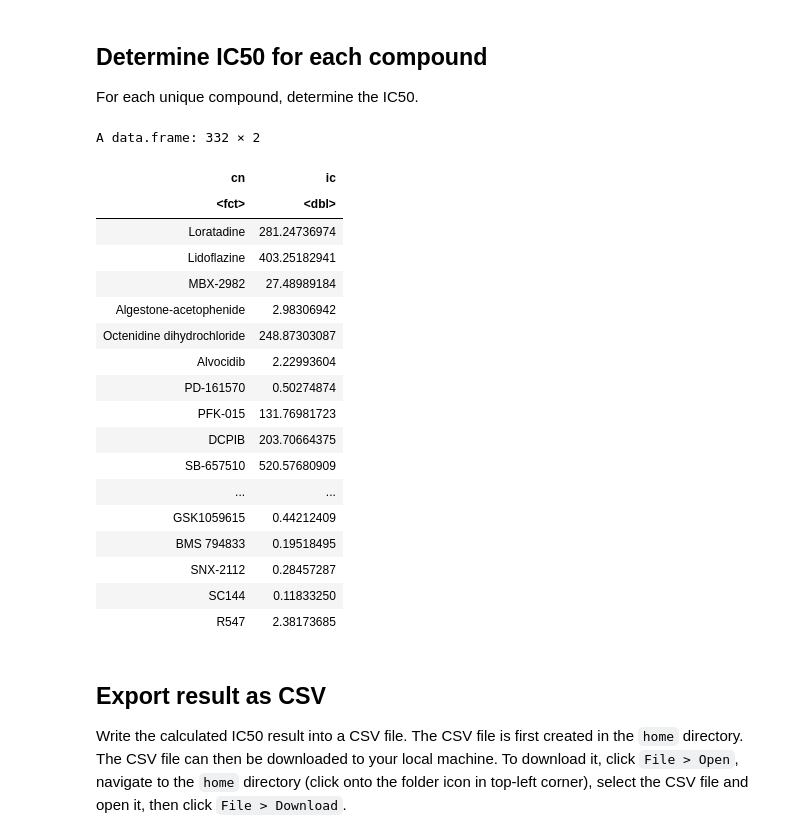
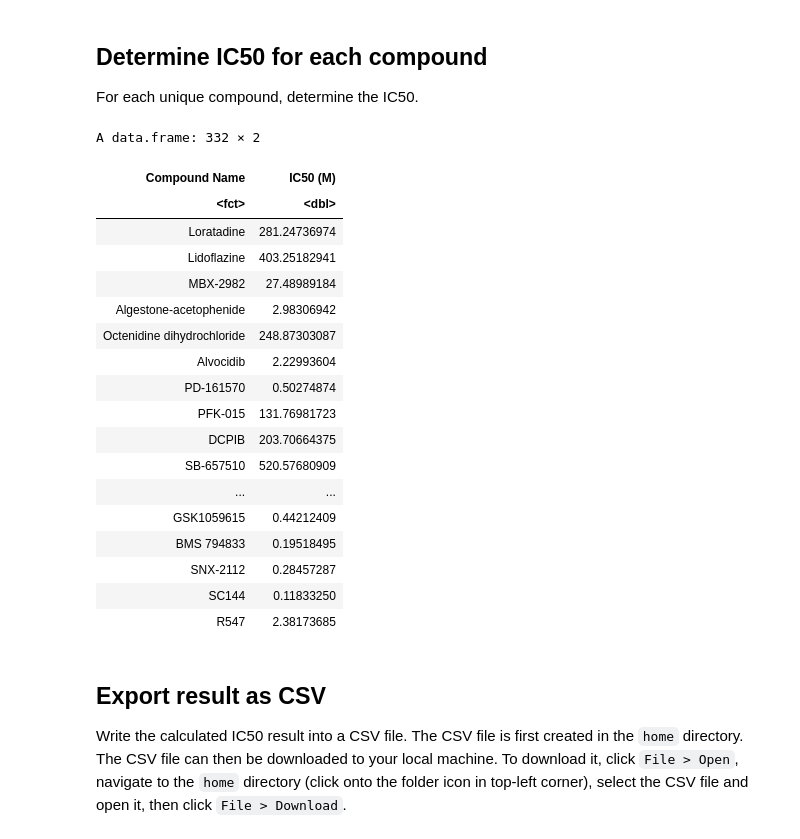
Before and after one commit to IDR/idr0094-ellinger-sarscov2, a Jupyter notebook: notebooks/idr0094-r.ipynb, the cells around one changed output. Drawn from its saved outputs; the diff is of its cells as text; code cells hidden in the pictures.

Commit message:
improve name

```diff
--- a/notebooks/idr0094-r.ipynb
+++ b/notebooks/idr0094-r.ipynb
@@ -68,10 +87,10 @@ inChIKey <- "RWWYLEGWBNMMLJ-YSOARWBDSA-N"
 # %%
 filter_data <- function(df, value) {
     dfcopy <- cbind(df)
-    dfcopy <- filter(dfcopy, CN == value)
+    dfcopy <- filter(dfcopy, CompoundName == value)
 
-    df1 <- subset(dfcopy, select=c("ConcX", "RespY"))
-    df1 <- df1[c("RespY", "ConcX")]
+    df1 <- subset(dfcopy, select=c("Concentration", "Inhibition"))
+    df1 <- df1[c("Inhibition", "Concentration")]
     data <- mutate_all(df1, function(x) as.numeric(as.character(x)))
 }
 # %%
@@ -85,26 +104,26 @@ nrow(data)
 The half maximal inhibitory concentration (IC50) is a measure of the potency of a substance in inhibiting a specific biological or biochemical function. IC50 is a quantitative measure that indicates how much of a particular inhibitory substance (e.g. drug) is needed to inhibit, in vitro, a given biological process or biological component by 50%.
 # %%
 calculate_IC50 <- function(data){
-  sortedConcX = sort(data[,2])
-  sortedRespY = sort(data[,1])
-  lx <- (log10(sortedConcX))
+  sortedX = sort(data[,2])
+  sortedY = sort(data[,1])
+  lx <- (log10(sortedX))
   xx <- lx * lx
-  xy <- lx * sortedRespY
+  xy <- lx * sortedY
   sumx <- sum(lx)
-  sumy <- sum(sortedRespY)
+  sumy <- sum(sortedY)
   sumxx <- sum(xx)
   sumxy <- sum(xy)
   sizexy <- length(xy)
   M <- (sumxy*sizexy - sumx*sumy)/(sumxx*sizexy-sumx*sumx)
   N <- (sumy- M*sumx)/sizexy
-  lowerBound <- min(sortedRespY)
-  upperBound <- max(sortedRespY)
+  lowerBound <- min(sortedY)
+  upperBound <- max(sortedY)
 
   IC50 <- 10^(((lowerBound + upperBound)/2-N)/M)
   Hill <- sign(M)
-  Fit <- lowerBound + ((upperBound - lowerBound )/(1+((IC50/sortedConcX)^Hill)))
-  res <- sortedRespY -Fit
-  returned_values <- list("ic50" = IC50, "fit" = Fit, "response" = sortedRespY, "lx" = lx)
+  Fit <- lowerBound + ((upperBound - lowerBound )/(1+((IC50/sortedX)^Hill)))
+  res <- sortedY -Fit
+  returned_values <- list("ic50" = IC50, "fit" = Fit, "response" = sortedY, "lx" = lx)
   return(returned_values)
 }
 # %%
@@ -131,24 +150,27 @@ legend("topright", legend=c("Fit"),
 
 For each unique compound, determine the IC50.
 # %%
-compounds <- unique(as.vector(df["CN"]))
+compounds <- unique(as.vector(df["CompoundName"]))
 # %%
 ic <- vector()
 cn <- vector()
 for(i in 1:nrow(compounds)) {
     c <- compounds[i,]
     if (c != "") {
       data <- filter_data(df, c)
       results <- calculate_IC50(data)
       ic <- c(ic, results$ic50)
       cn <- c(cn, c)
     }
 }
+
 result <- data.frame(cn, ic)
+x <- c("Compound Name", "IC50 (M)")
+colnames(result) <- x
 result
 # %% [output]
 A data.frame: 332 × 2
-| cn | ic |
+| Compound Name | IC50 (M) |
 | <fct> | <dbl> |
 | Loratadine | 281.24736974 |
 | Lidoflazine | 403.25182941 |
```
Also changed, not shown: parts of 3 cells of this notebook.
